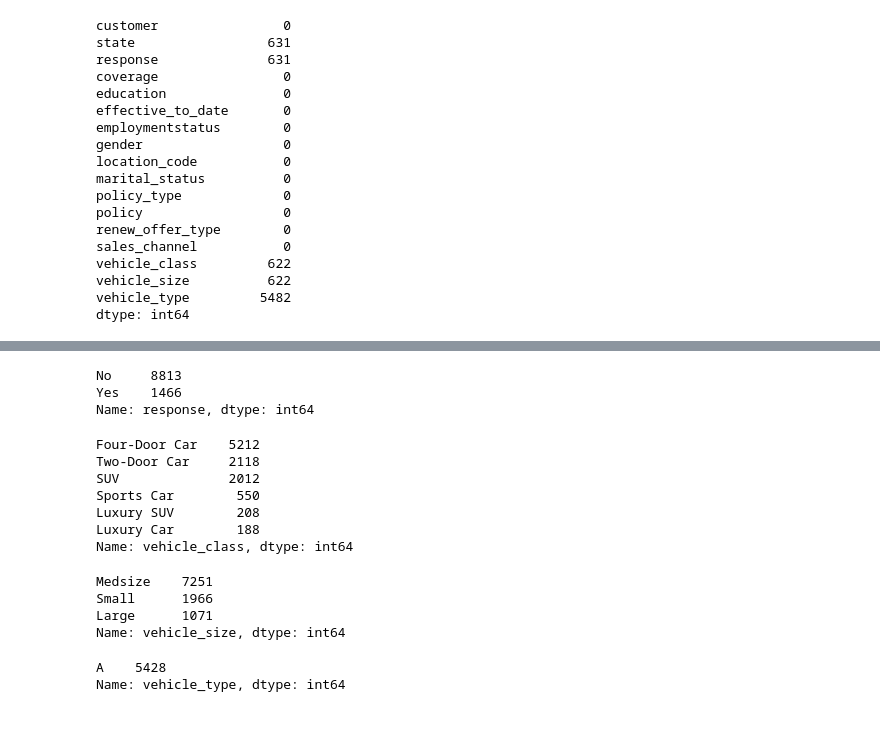
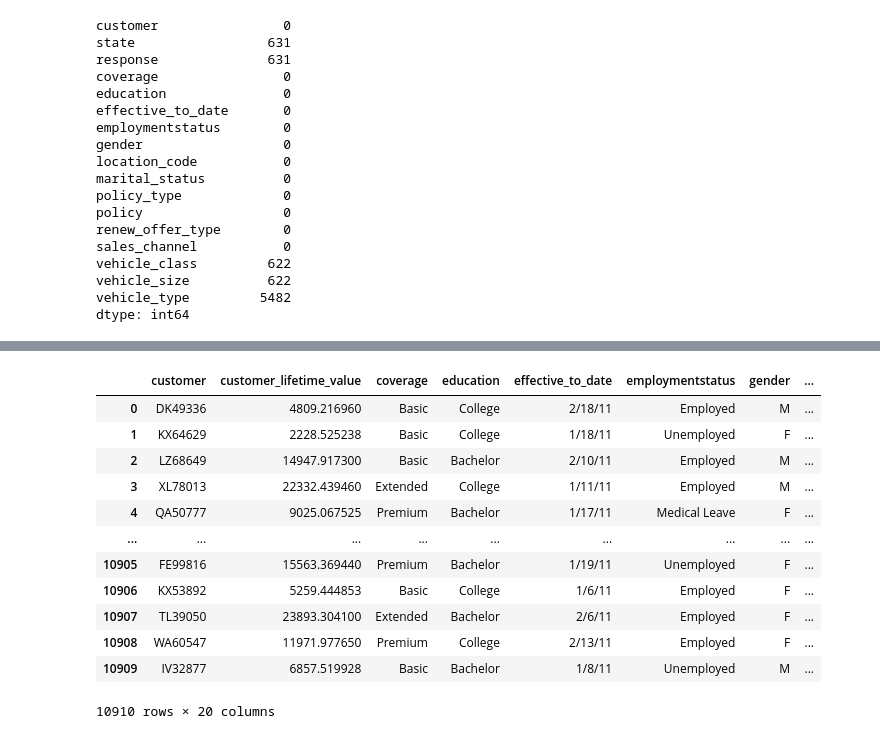
Before and after one commit to NicolasSpettel/lab-customer-analysis-round-2, a Jupyter notebook: Lab 04.ipynb, the cells around one changed output, grey strips where cells are left out. Saved outputs shown, nothing was run; the diff lists cells and outputs as text; code cells hidden in the pictures.

```diff
--- a/Lab 04.ipynb
+++ b/Lab 04.ipynb
@@ -149,2 +119,4 @@ Name: number_of_open_complaints, dtype: int64
+# %%
+data1.number_of_open_complaints = data1.number_of_open_complaints.fillna(0)
 # %%
-data1.number_of_open_complaints.fillna(0).value_counts()
+data1.months_since_last_claim = data1.months_since_last_claim.fillna(-99)
@@ -172,28 +129,8 @@ Name: state, dtype: int64
 # %%
-data1.response.value_counts()
+#data1.response.value_counts()
-# %% [output]
-No     8813
-Yes    1466
-Name: response, dtype: int64
 # %%
-data1.vehicle_class.value_counts()
+#data1.vehicle_class.value_counts()
-# %% [output]
-Four-Door Car    5212
-Two-Door Car     2118
-SUV              2012
-Sports Car        550
-Luxury SUV        208
-Luxury Car        188
-Name: vehicle_class, dtype: int64
 # %%
-data1.vehicle_size.value_counts()
+#data1.vehicle_size.value_counts()
-# %% [output]
-Medsize    7251
-Small      1966
-Large      1071
-Name: vehicle_size, dtype: int64
 # %%
-data1.vehicle_type.value_counts()
+#data1.vehicle_type.value_counts()
-# %% [output]
-A    5428
-Name: vehicle_type, dtype: int64
@@ -199,0 +139,16 @@ Name: vehicle_type, dtype: int64
+# %%
+data1.dropna(axis='columns')
+# %% [output]
+|  | customer | customer_lifetime_value | coverage | education | effective_to_date | employmentstatus | gender | ... |
+| 0 | DK49336 | 4809.216960 | Basic | College | 2/18/11 | Employed | M | ... |
+| 1 | KX64629 | 2228.525238 | Basic | College | 1/18/11 | Unemployed | F | ... |
+| 2 | LZ68649 | 14947.917300 | Basic | Bachelor | 2/10/11 | Employed | M | ... |
+| 3 | XL78013 | 22332.439460 | Extended | College | 1/11/11 | Employed | M | ... |
+| 4 | QA50777 | 9025.067525 | Premium | Bachelor | 1/17/11 | Medical Leave | F | ... |
+| ... | ... | ... | ... | ... | ... | ... | ... | ... |
+| 10905 | FE99816 | 15563.369440 | Premium | Bachelor | 1/19/11 | Unemployed | F | ... |
+| 10906 | KX53892 | 5259.444853 | Basic | College | 1/6/11 | Employed | F | ... |
+| 10907 | TL39050 | 23893.304100 | Extended | Bachelor | 2/6/11 | Employed | F | ... |
+| 10908 | WA60547 | 11971.977650 | Premium | College | 2/13/11 | Employed | F | ... |
+| 10909 | IV32877 | 6857.519928 | Basic | Bachelor | 1/8/11 | Unemployed | M | ... |
+10910 rows × 20 columns
```
Also changed, not shown: parts of 17 cells of this notebook.
